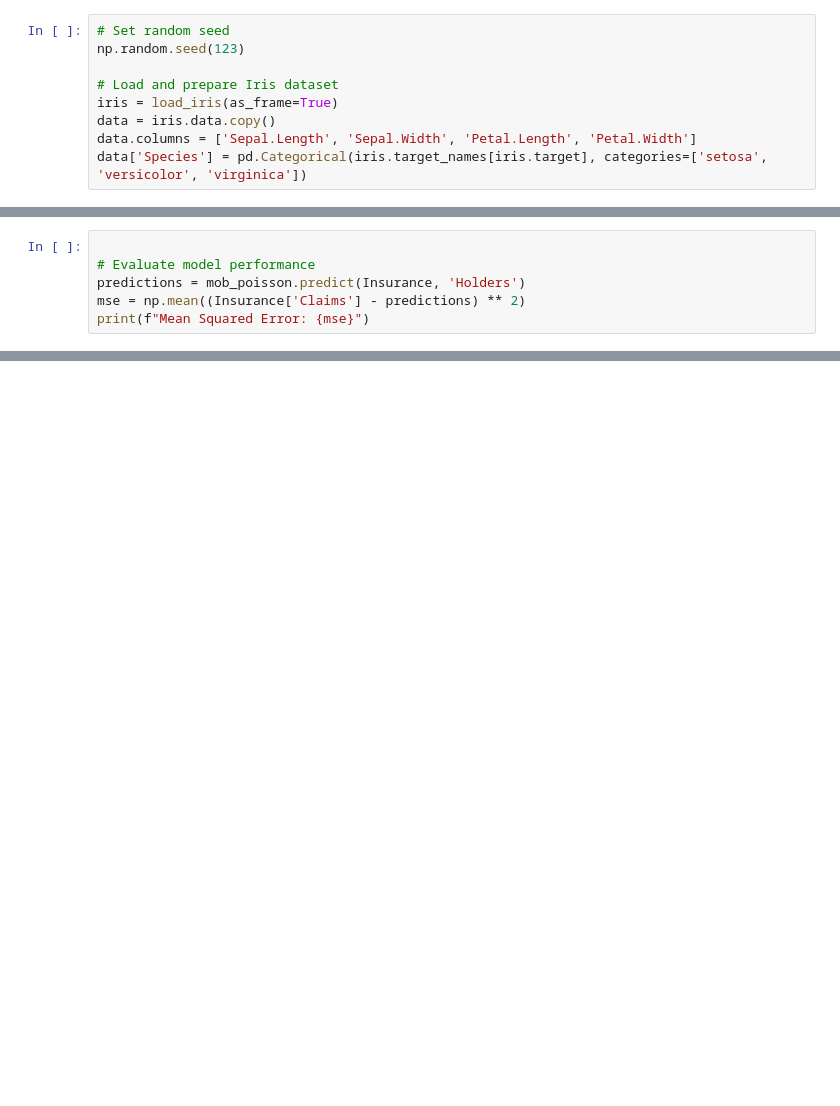
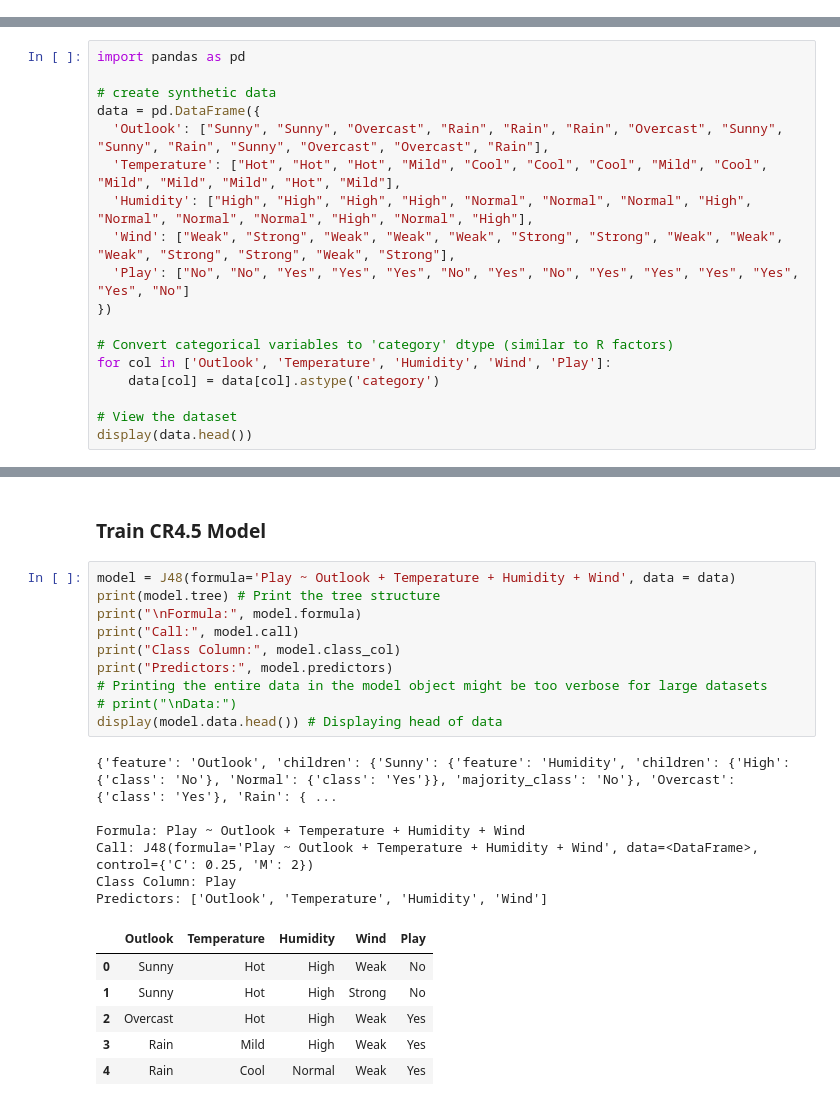
Before and after one commit to zia207/python-colab, a Jupyter notebook: NoteBook/Machine_Learning/Tree_based/03-01-01-04-tree-based-models-decision-tree-c45-python.ipynb, the cells around one changed output, grey strips where cells are left out. Cells and saved outputs as stored; diff of their text form; blank space fills up the shorter version.

```diff
--- a/NoteBook/Machine_Learning/Tree_based/03-01-01-04-tree-based-models-decision-tree-c45-python.ipynb
+++ b/NoteBook/Machine_Learning/Tree_based/03-01-01-04-tree-based-models-decision-tree-c45-python.ipynb
@@ -869,9 +5,0 @@ from pandas.api.types import is_numeric_dtype
-# %%
-# Set random seed
-np.random.seed(123)
-
-# Load and prepare Iris dataset
-iris = load_iris(as_frame=True)
-data = iris.data.copy()
-data.columns = ['Sepal.Length', 'Sepal.Width', 'Petal.Length', 'Petal.Width']
-data['Species'] = pd.Categorical(iris.target_names[iris.target], categories=['setosa', 'versicolor', 'virginica'])
@@ -1678,6 +5,0 @@ AIC: 1523.306794054623
-# %%
-
-# Evaluate model performance
-predictions = mob_poisson.predict(Insurance, 'Holders')
-mse = np.mean((Insurance['Claims'] - predictions) ** 2)
-print(f"Mean Squared Error: {mse}")
@@ -1709,0 +436,18 @@ Model-based Recursive Partitioning proved effective in identifying and modeling
+# %%
+import pandas as pd
+
+# create synthetic data
+data = pd.DataFrame({
+  'Outlook': ["Sunny", "Sunny", "Overcast", "Rain", "Rain", "Rain", "Overcast", "Sunny", "Sunny", "Rain", "Sunny", "Overcast", "Overcast", "Rain"],
+  'Temperature': ["Hot", "Hot", "Hot", "Mild", "Cool", "Cool", "Cool", "Mild", "Cool", "Mild", "Mild", "Mild", "Hot", "Mild"],
+  'Humidity': ["High", "High", "High", "High", "Normal", "Normal", "Normal", "High", "Normal", "Normal", "Normal", "High", "Normal", "High"],
+  'Wind': ["Weak", "Strong", "Weak", "Weak", "Weak", "Strong", "Strong", "Weak", "Weak", "Weak", "Strong", "Strong", "Weak", "Strong"],
+  'Play': ["No", "No", "Yes", "Yes", "Yes", "No", "Yes", "No", "Yes", "Yes", "Yes", "Yes", "Yes", "No"]
+})
+
+# Convert categorical variables to 'category' dtype (similar to R factors)
+for col in ['Outlook', 'Temperature', 'Humidity', 'Wind', 'Play']:
+    data[col] = data[col].astype('category')
+
+# View the dataset
+display(data.head())
@@ -1709,0 +461,25 @@ Model-based Recursive Partitioning proved effective in identifying and modeling
+# %% [markdown]
+### Train CR4.5 Model
+# %%
+model = J48(formula='Play ~ Outlook + Temperature + Humidity + Wind', data = data)
+print(model.tree) # Print the tree structure
+print("\nFormula:", model.formula)
+print("Call:", model.call)
+print("Class Column:", model.class_col)
+print("Predictors:", model.predictors)
+# Printing the entire data in the model object might be too verbose for large datasets
+# print("\nData:")
+display(model.data.head()) # Displaying head of data
+# %% [output]
+{'feature': 'Outlook', 'children': {'Sunny': {'feature': 'Humidity', 'children': {'High': {'class': 'No'}, 'Normal': {'class': 'Yes'}}, 'majority_class': 'No'}, 'Overcast': {'class': 'Yes'}, 'Rain': { ...
+
+Formula: Play ~ Outlook + Temperature + Humidity + Wind
+Call: J48(formula='Play ~ Outlook + Temperature + Humidity + Wind', data=<DataFrame>, control={'C': 0.25, 'M': 2})
+Class Column: Play
+Predictors: ['Outlook', 'Temperature', 'Humidity', 'Wind']
+|  | Outlook | Temperature | Humidity | Wind | Play |
+| 0 | Sunny | Hot | High | Weak | No |
+| 1 | Sunny | Hot | High | Strong | No |
+| 2 | Overcast | Hot | High | Weak | Yes |
+| 3 | Rain | Mild | High | Weak | Yes |
+| 4 | Rain | Cool | Normal | Weak | Yes |
```
Also changed, not shown: parts of 87 cells of this notebook.
